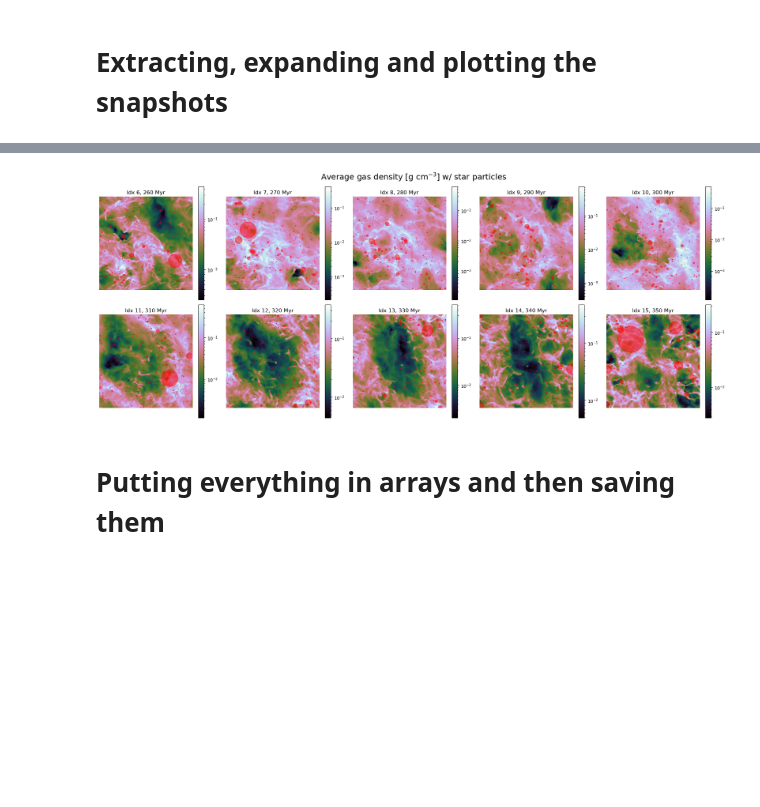
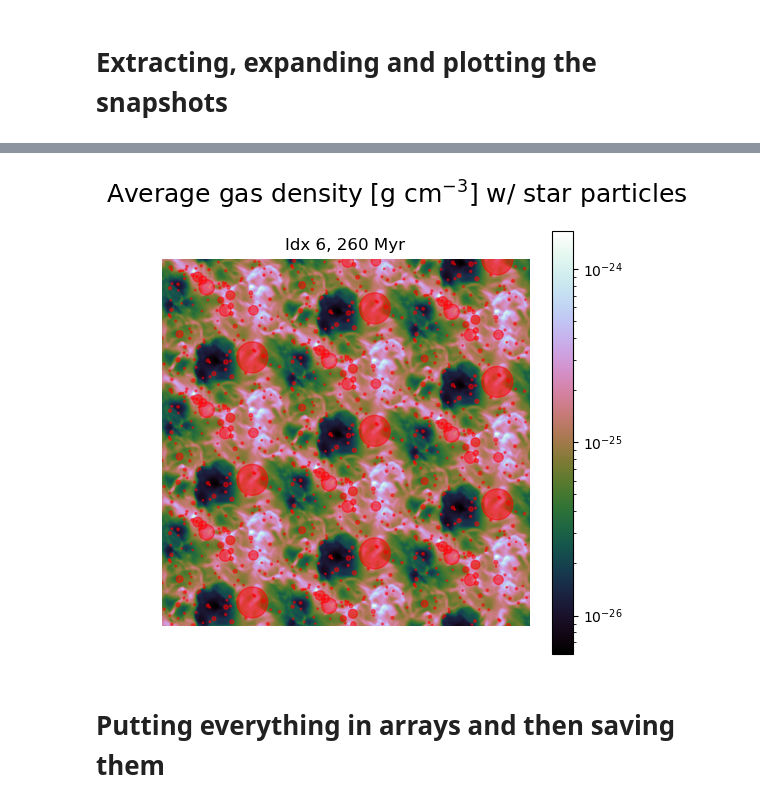
Before and after one commit to francesco-chiti-tegli/TIGRESS-PHANGS, a Jupyter notebook: Python-TIGRESS/History_Snap_Creator.ipynb, the cells around one changed output, grey strips where cells are left out. Cells and saved outputs as stored; diff of their text form; code cells hidden in the pictures; blank space fills up the shorter version.

```diff
--- a/Python-TIGRESS/History_Snap_Creator.ipynb
+++ b/Python-TIGRESS/History_Snap_Creator.ipynb
@@ -356,9 +239,18 @@ Finished saving arrays for snapshot number 15 in /export/home/extragal/francesco
 snapshots_fields = []
 snaphsots_stars = []
 
-for snapshot_number in snapshot_indexes_to_export:
+for snapshot_number in [0]:
     print('Snapshot number ' + str(snapshot_number) + ' at time ' + str(s.nums[snapshot_number]) + ' Myr')
+    s = pa.LoadSim(basedir, verbose=False)
     ds = s.load_vtk(num=s.nums[snapshot_number])
+    Lx1, Ly1, Lz1 = ds.domain["Lx"]
+    dx1, dy1, dz1 = ds.domain["dx"]
+
+    qOmL = s.par["problem"]["qshear"] * s.par["problem"]["Omega"] * Lx1
+    time = ds.domain["time"]
+    qOmLt = qOmL * time
+
+    volume = dx[0] * dx[1] * dx[2]
 
     # The fields
     electron_density = ds.get_field('ne')
@@ -394,31 +286,38 @@ for snapshot_number in snapshot_indexes_to_export:
     age_stars_exp_unmasked_unmasked = []
     smoothing_length_stars_exp_unmasked = []
     metallicities_exp_unmasked = []
-    for dx_shift in [-3*L_w[0], -2*L_w[0], -L_w[0], 0., L_w[0], 2*L_w[0], 3*L_w[0]]:
-        for dy_shift in [-3*L_w[0], -2*L_w[1], -L_w[1], 0., L_w[1], 2*L_w[1], 3*L_w[1]]:
+    for dx_shift in [-L_w[0], 0., L_w[0]]:
+        for dy_shift in [-L_w[1], 0., L_w[1]]:
             shifted_pos = positions_stars.copy()
-            if (dx_shift==-L_w[0]):
-                shear_shift_y = -qOmLt / dx[0]
-            elif (dx_shift==L_w[0]):
-                shear_shift_y = +qOmLt / dx[0]
+
+            if (dx_shift < 0):
+                shear_shift_y = +qOmLt
+            elif (dx_shift > 0):
+                shear_shift_y = -qOmLt
             else:
                 shear_shift_y = 0.
+
+            box_size = 3 * L_w[1]
+            half_box_size = box_size / 2
             shifted_pos = positions_stars.copy()
             shifted_pos[:, 0] += (dx_shift)
             shifted_pos[:, 1] += (dy_shift + shear_shift_y)
+            shifted_pos[:, 1] = ((shifted_pos[:, 1] + half_box_size) % box_size) - half_box_size
             positions_stars_exp_unmasked.append(shifted_pos)
             velocities_stars_exp_unmasked.append(velocities_stars)
             mass_stars_exp_unmasked.append(mass_stars)
             age_stars_exp_unmasked_unmasked.append(age_stars)
             smoothing_length_stars_exp_unmasked.append(smoothing_length_stars)
             metallicities_exp_unmasked.append(metallicities)
+
     positions_stars_exp_unmasked = np.array(np.vstack(positions_stars_exp_unmasked))
     velocities_stars_exp_unmasked = np.array(np.vstack(velocities_stars_exp_unmasked))
     mass_stars_exp_unmasked = np.array(np.hstack(mass_stars_exp_unmasked))
     age_stars_exp_unmasked = np.array(np.hstack(age_stars_exp_unmasked_unmasked))
     smoothing_length_stars_exp_unmasked = np.array(np.hstack(smoothing_length_stars_exp_unmasked))
     metallicities_exp_unmasked = np.array(np.hstack(metallicities_exp_unmasked))
-
+    print(positions_stars_exp_unmasked[:, 1].max())
+    print(positions_stars_exp_unmasked[:, 1].min())
     mask_inside_box = (
     (positions_stars_exp_unmasked[:, 0] >= -1536) & (positions_stars_exp_unmasked[:, 0] <= 1536) &
     (positions_stars_exp_unmasked[:, 1] >= -1536) & (positions_stars_exp_unmasked[:, 1] <= 1536))
@@ -457,4 +356,6 @@ for snapshot_number in snapshot_indexes_to_export:
     snaphsots_stars.append(stars_array_exp)
     print('Finished exporting snapshot number ' + str(snapshot_number))
     print()
+
+# [-3*L_w[0], -2*L_w[1], -L_w[1], 0., L_w[1], 2*L_w[1], 3*L_w[1]]
 # %% [output]
@@ -478,24 +383,23 @@ Finished exporting snapshot number 15
 # %%
-fig, axes = plt.subplots(2, 5, figsize=(20, 8), dpi=100)
-axes = axes.flatten()
+fig, axes = plt.subplots(1, 1, figsize=(5,5), dpi=100)
+axes = np.array(axes).flatten()
 
 for i, ax in enumerate(axes):
-    plot_data = np.mean((snapshots_fields[i][3]['rho'].data).transpose(2, 1, 0), axis=-1).transpose()
+    plot_data = np.mean((snapshots_fields[i][2]['rho'].data).transpose(2, 1, 0), axis=-1).transpose()
 
     im = ax.imshow(plot_data, cmap='cubehelix', origin='lower', norm=LogNorm(vmin=plot_data.min(), vmax=plot_data.max()))
     ax.scatter(snaphsots_stars[i][:,0]/4. + 384., snaphsots_stars[i][:,1]/4. + 384., s=(snaphsots_stars[i][:,6] * 5e3 * time_cf)**(-1), c='red', alpha=0.5)
     plt.colorbar(im, ax=ax)
-    ax.set_xlim(256,512)
-    ax.set_ylim(256,512)
+    #ax.set_xlim(256,512)
+    #ax.set_ylim(256,512)
     ax.set_title('Idx ' + str(snapshot_indexes_to_export[i]) + ', ' + str(snapshots_times_to_export[i]) + ' Myr')
     ax.axis('off')
 
 fig.suptitle("Average gas density [g cm$^{-3}$] w/ star particles", fontsize=18)
-#fig.savefig(f"{tigress_dir}Snapshot_evolution.png", dpi=100)
 plt.tight_layout()
 plt.show()
 # %% [output]
-[figure, old version]
+[figure, new version]
 # %% [markdown]
 # Putting everything in arrays and then saving them
 # %%
```
Also changed, not shown: parts of 8 cells of this notebook, 3 other files.
